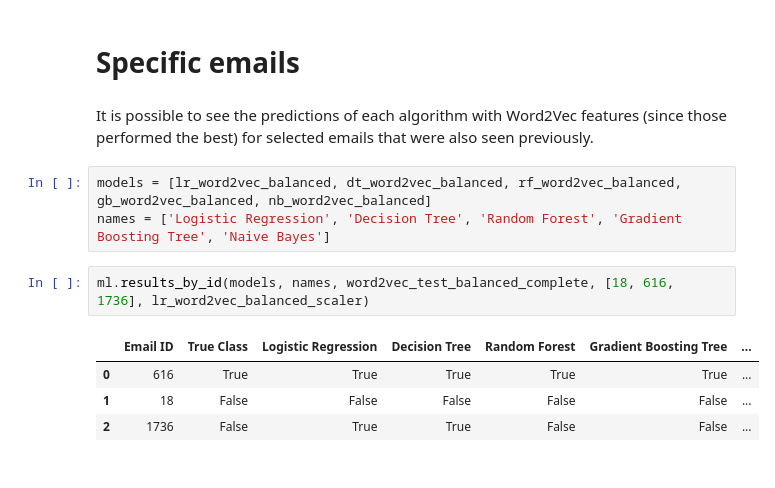
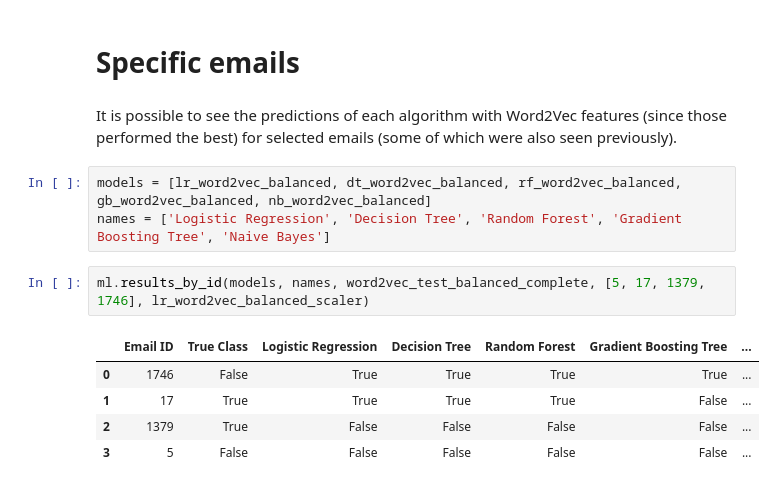
Before and after one commit to liakoyras/thesis-phishing-email-detection, a Jupyter notebook: Text Data Classification (baseline).ipynb, the cells around one changed output. Saved outputs shown, nothing was run; the diff lists cells and outputs as text.

```diff
--- a/Text Data Classification (baseline).ipynb
+++ b/Text Data Classification (baseline).ipynb
@@ -265,15 +265,16 @@ results_word2vec_imbalanced
 # %% [markdown]
 # Specific emails
 # %% [markdown]
-It is possible to see the predictions of each algorithm with Word2Vec features (since those performed the best) for selected emails that were also seen previously.
+It is possible to see the predictions of each algorithm with Word2Vec features (since those performed the best) for selected emails (some of which were also seen previously).
 # %%
 models = [lr_word2vec_balanced, dt_word2vec_balanced, rf_word2vec_balanced, gb_word2vec_balanced, nb_word2vec_balanced]
 names = ['Logistic Regression', 'Decision Tree', 'Random Forest', 'Gradient Boosting Tree', 'Naive Bayes']
-# %%
-ml.results_by_id(models, names, word2vec_test_balanced_complete, [18, 616, 1736], lr_word2vec_balanced_scaler)
-# %% [output]
-|  | Email ID | True Class | Logistic Regression | Decision Tree | Random Forest | Gradient Boosting Tree | ... |
-| 0 | 616 | True | True | True | True | True | ... |
-| 1 | 18 | False | False | False | False | False | ... |
-| 2 | 1736 | False | True | True | False | False | ... |
+# %%
+ml.results_by_id(models, names, word2vec_test_balanced_complete, [5, 17, 1379, 1746], lr_word2vec_balanced_scaler)
+# %% [output]
+|  | Email ID | True Class | Logistic Regression | Decision Tree | Random Forest | Gradient Boosting Tree | ... |
+| 0 | 1746 | False | True | True | True | True | ... |
+| 1 | 17 | True | True | True | True | False | ... |
+| 2 | 1379 | True | False | False | False | False | ... |
+| 3 | 5 | False | False | False | False | False | ... |
 # %% [markdown]
```
Also changed, not shown: parts of 25 cells of this notebook, 5 other files.
